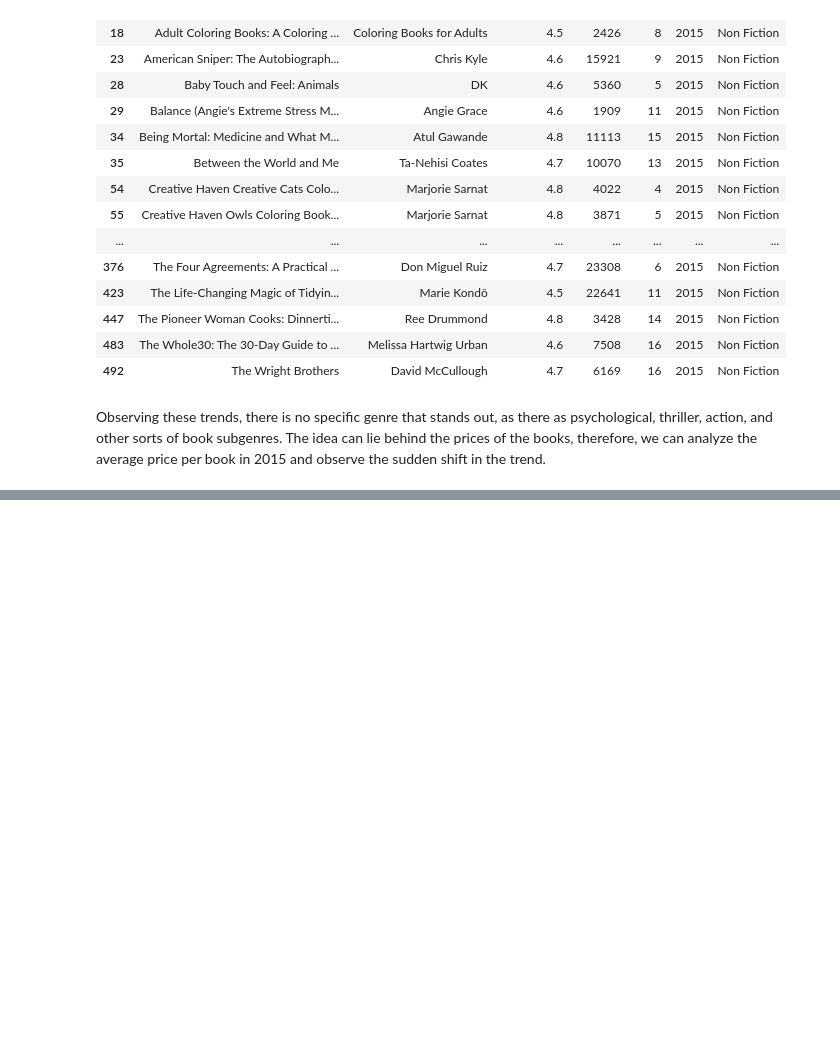
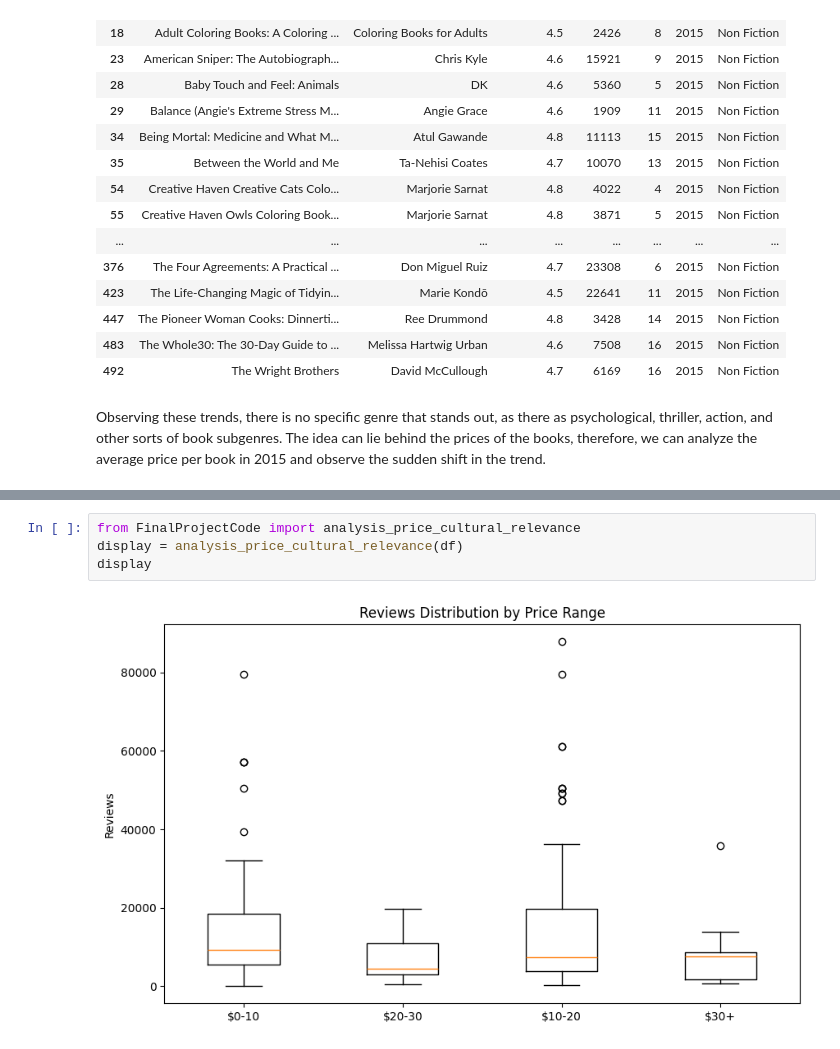
Before and after one commit to Eemkayy/cs210, a Jupyter notebook: FinalProject.ipynb, the cells around one changed output, grey strips where cells are left out. Drawn from its saved outputs; the diff is of its cells as text; blank space fills up the shorter version.

```diff
--- a/FinalProject.ipynb
+++ b/FinalProject.ipynb
@@ -55,0 +74,6 @@ Name: Price, dtype: float64
+# %%
+from FinalProjectCode import analysis_price_cultural_relevance
+display = analysis_price_cultural_relevance(df)
+display
+# %% [output]
+[figure, added]
```
Also changed, not shown: parts of 4 cells of this notebook, 1 other file.
